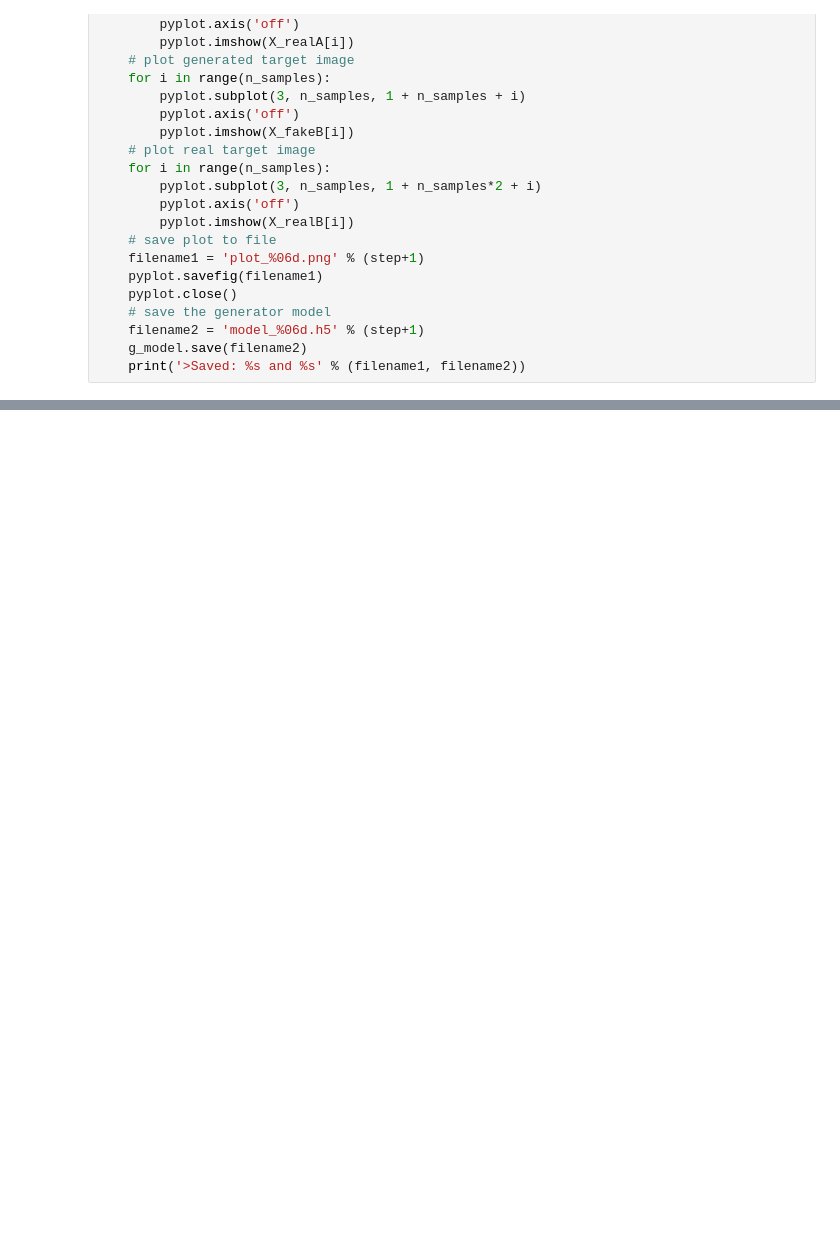
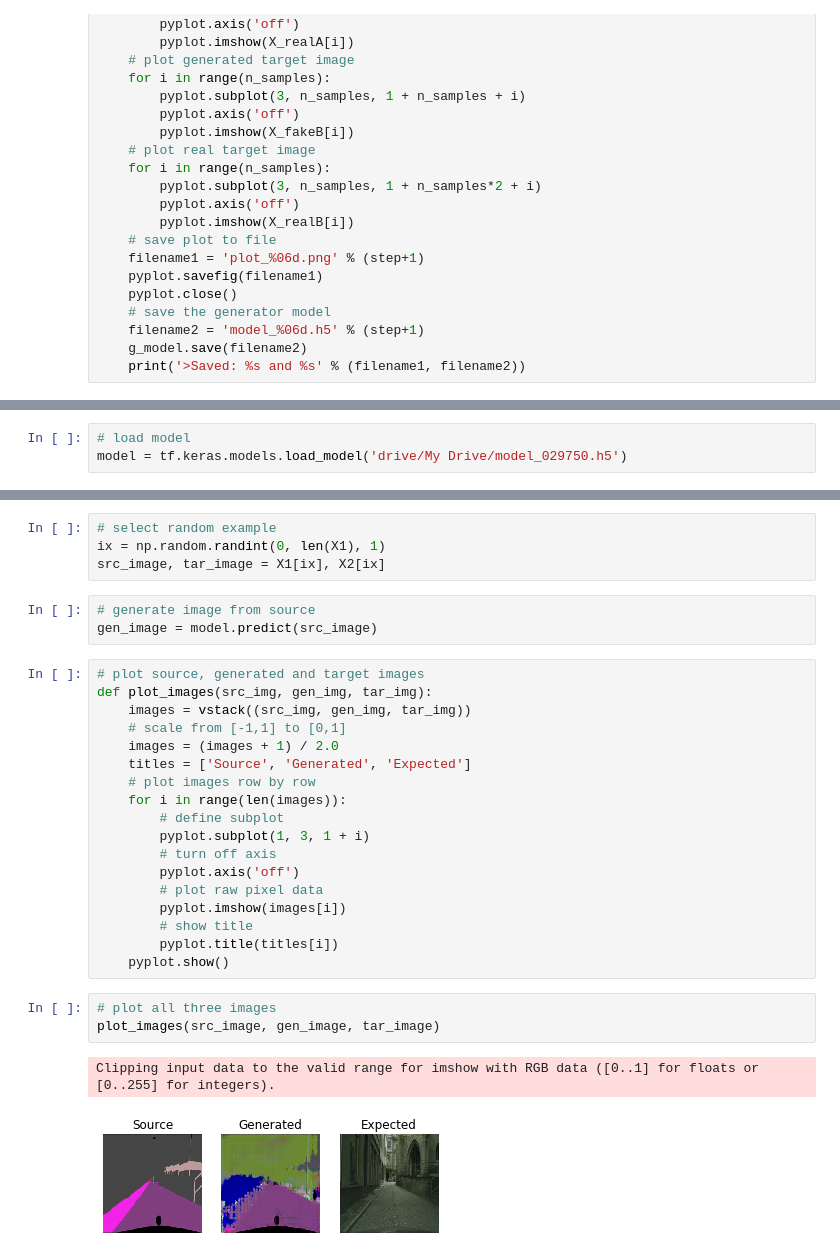
Before and after one commit to vedanshdwivedi/Major-Project-GANs-Security-System, a Jupyter notebook: Major_Project.ipynb, the cells around one changed output, grey strips where cells are left out. Drawn from its saved outputs; the diff is of its cells as text; blank space fills up the shorter version.

```diff
--- a/Major_Project.ipynb
+++ b/Major_Project.ipynb
@@ -569,0 +608,3 @@ train(d_model, g_model, gan_model, dataset)
+# %%
+# load model
+model = tf.keras.models.load_model('drive/My Drive/model_029750.h5')
@@ -569,0 +613,31 @@ train(d_model, g_model, gan_model, dataset)
+# %%
+# select random example
+ix = np.random.randint(0, len(X1), 1)
+src_image, tar_image = X1[ix], X2[ix]
+# %%
+# generate image from source
+gen_image = model.predict(src_image)
+# %%
+# plot source, generated and target images
+def plot_images(src_img, gen_img, tar_img):
+	images = vstack((src_img, gen_img, tar_img))
+	# scale from [-1,1] to [0,1]
+	images = (images + 1) / 2.0
+	titles = ['Source', 'Generated', 'Expected']
+	# plot images row by row
+	for i in range(len(images)):
+		# define subplot
+		pyplot.subplot(1, 3, 1 + i)
+		# turn off axis
+		pyplot.axis('off')
+		# plot raw pixel data
+		pyplot.imshow(images[i])
+		# show title
+		pyplot.title(titles[i])
+	pyplot.show()
+# %%
+# plot all three images
+plot_images(src_image, gen_image, tar_image)
+# %% [output]
+Clipping input data to the valid range for imshow with RGB data ([0..1] for floats or [0..255] for integers).
+[figure, added]
```
Also changed, not shown: parts of 10 cells of this notebook.
